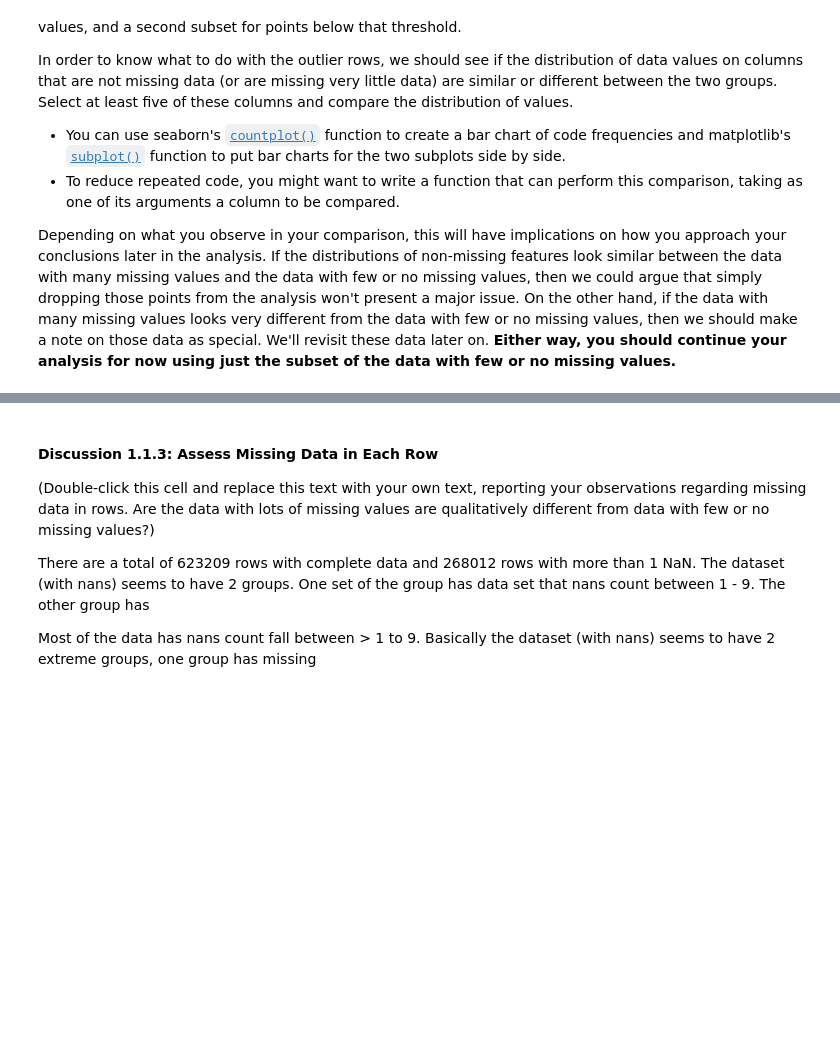
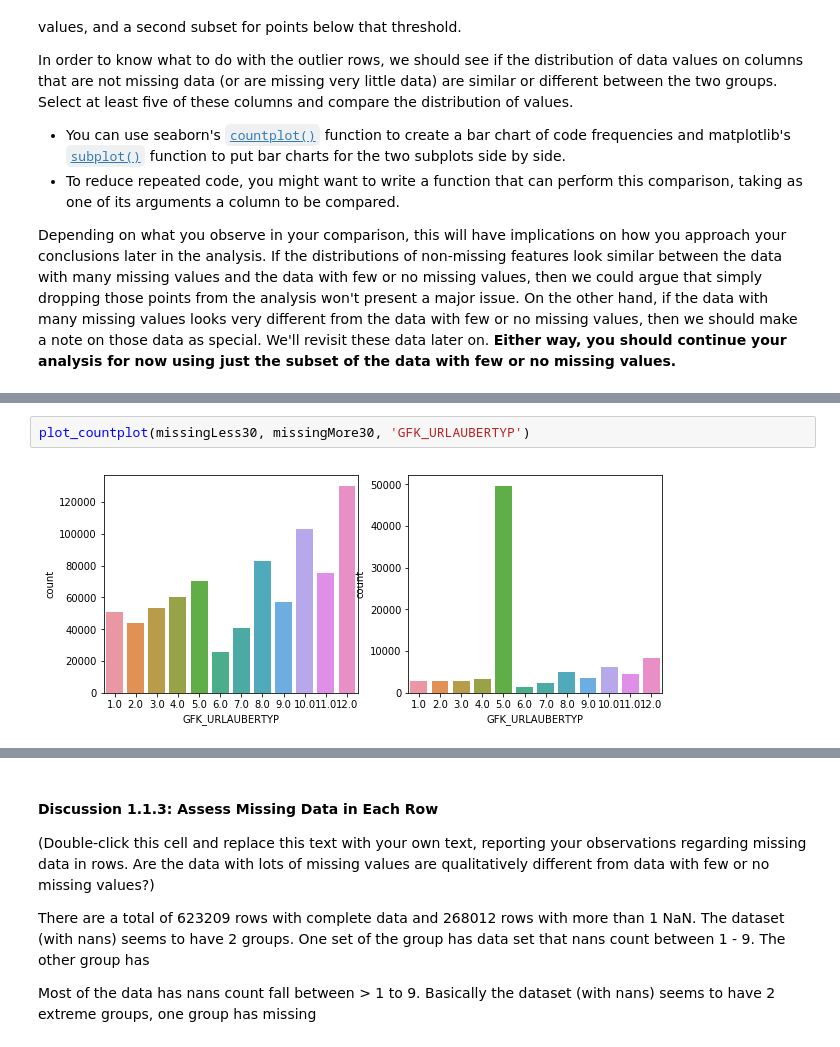
Before and after one commit to rainfrost99/identify_cust_seg, a Jupyter notebook: Identify_Customer_Segments.ipynb, the cells around one changed output, grey strips where cells are left out. Cells and saved outputs as stored; diff of their text form; blank space fills up the shorter version.

```diff
--- a/Identify_Customer_Segments.ipynb
+++ b/Identify_Customer_Segments.ipynb
@@ -366,0 +366,4 @@ print(df_rows_nans[:6])
+# %%
+plot_countplot(missingLess30, missingMore30, 'GFK_URLAUBERTYP')
+# %% [output]
+[figure, added]
```
Also changed, not shown: parts of 21 cells of this notebook.
